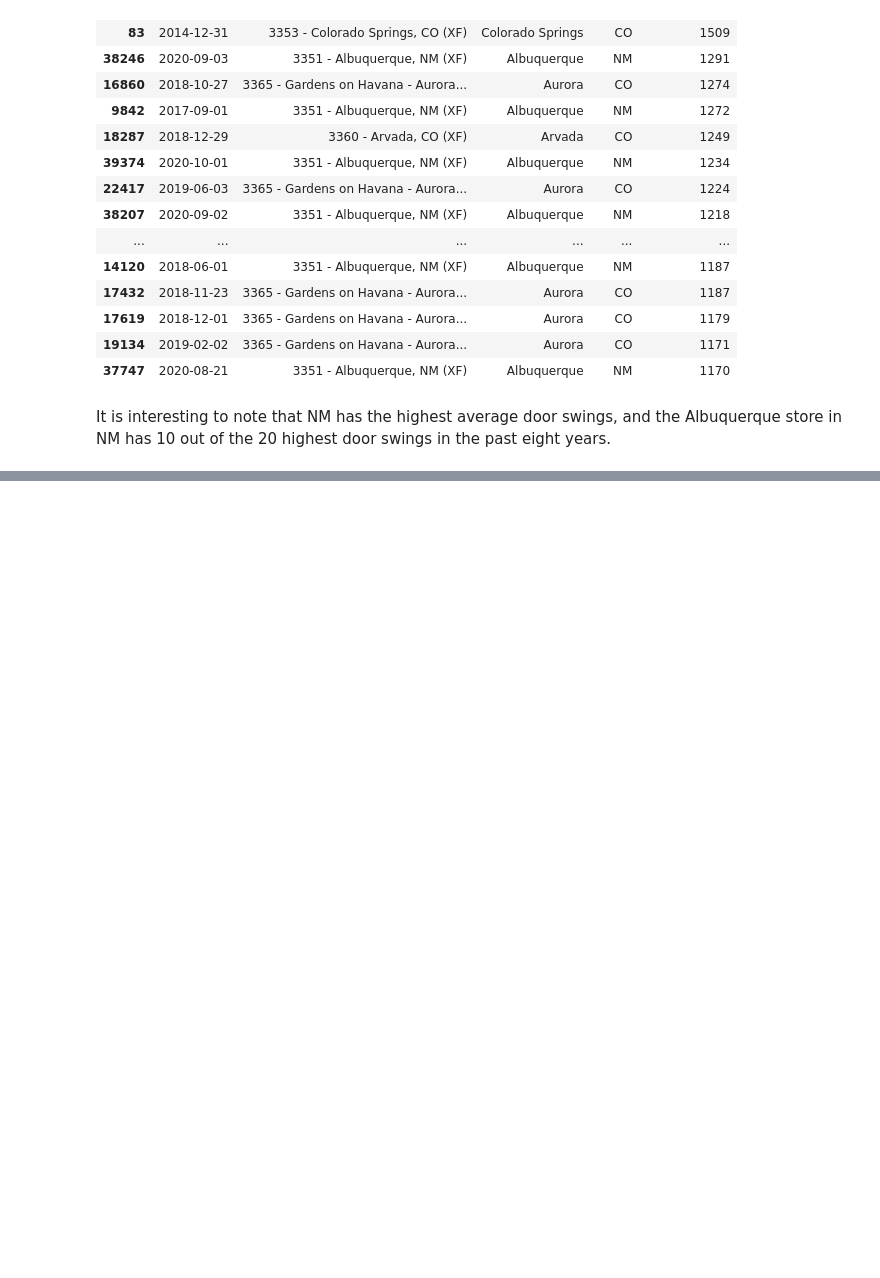
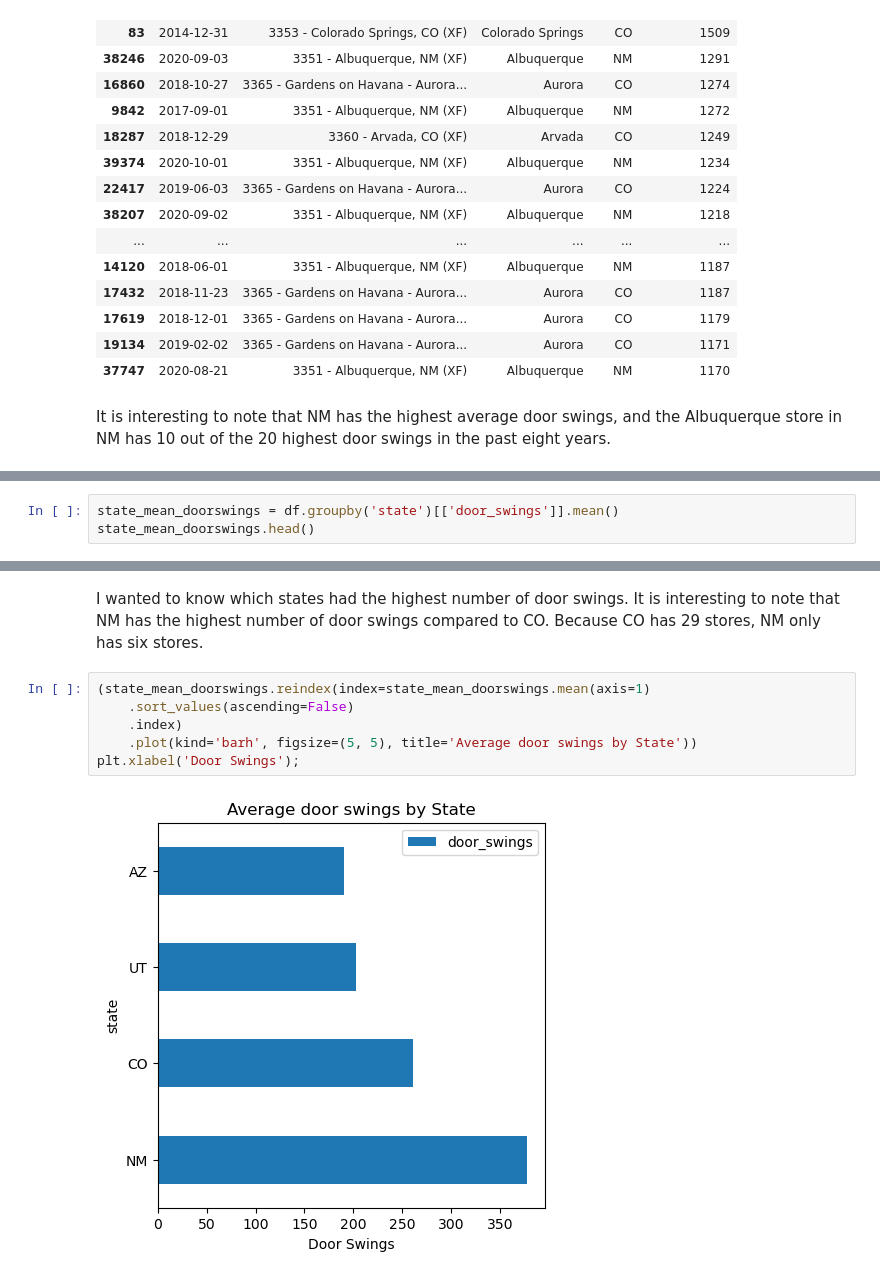
Before and after one commit to alanks2000/Springboard, a Jupyter notebook: Capstone Project 2/EDA.ipynb, the cells around one changed output, grey strips where cells are left out. Cells and saved outputs as stored; diff of their text form; blank space fills up the shorter version.

```diff
--- a/Capstone Project 2/EDA.ipynb
+++ b/Capstone Project 2/EDA.ipynb
@@ -131,0 +180,3 @@ It is interesting to note that NM has the highest average door swings, and the A
+# %%
+state_mean_doorswings = df.groupby('state')[['door_swings']].mean()
+state_mean_doorswings.head()
@@ -131,0 +190,10 @@ It is interesting to note that NM has the highest average door swings, and the A
+# %% [markdown]
+I wanted to know which states had the highest number of door swings. It is interesting to note that NM has the highest number of door swings compared to CO. Because CO has 29 stores, NM only has six stores.
+# %%
+(state_mean_doorswings.reindex(index=state_mean_doorswings.mean(axis=1)
+    .sort_values(ascending=False)
+    .index)
+    .plot(kind='barh', figsize=(5, 5), title='Average door swings by State'))
+plt.xlabel('Door Swings');
+# %% [output]
+[figure, added]
```
Also changed, not shown: parts of 84 cells of this notebook, 2 other files.
